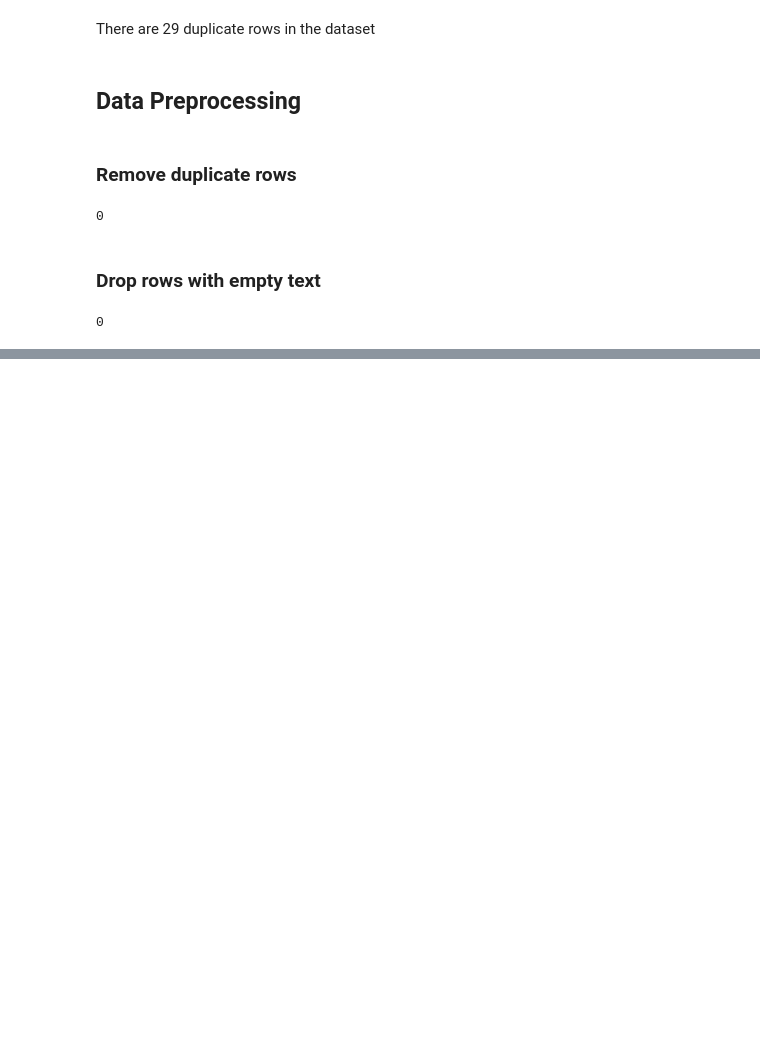
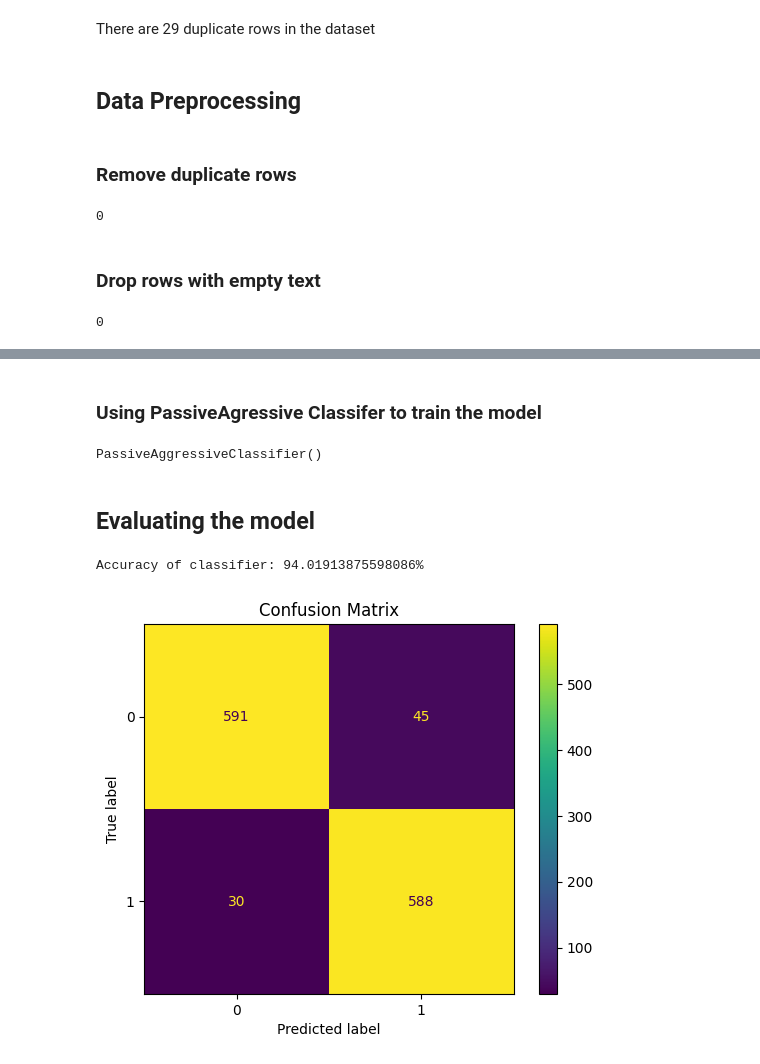
Before and after one commit to SanthoshKannanSP/CodeClause-Fake-News-Detection, a Jupyter notebook: fake_news_detection.ipynb, the cells around one changed output, grey strips where cells are left out. Cells and saved outputs as stored; diff of their text form; code cells hidden in the pictures; blank space fills up the shorter version.

Commit message:
training the model

```diff
--- a/fake_news_detection.ipynb
+++ b/fake_news_detection.ipynb
@@ -87,0 +228,24 @@ df.text[df.text.str.strip()==''].count()
+# %%
+X_test = pd.DataFrame(pipeline.transform(X_test).toarray())
+# %% [markdown]
+### Using PassiveAgressive Classifer to train the model
+# %%
+pac = PassiveAggressiveClassifier()
+# %%
+pac.fit(X_train,y_train)
+# %% [output]
+PassiveAggressiveClassifier()
+# %% [markdown]
+## Evaluating the model
+# %%
+y_pred = pac.predict(X_test)
+# %%
+print(f"Accuracy of classifier: {accuracy_score(y_test,y_pred)*100}%")
+# %% [output]
+Accuracy of classifier: 94.01913875598086%
+# %%
+ConfusionMatrixDisplay.from_predictions(y_test,y_pred)
+plt.title("Confusion Matrix")
+plt.show()
+# %% [output]
+[figure, added]
```
Also changed, not shown: parts of 30 cells of this notebook.
